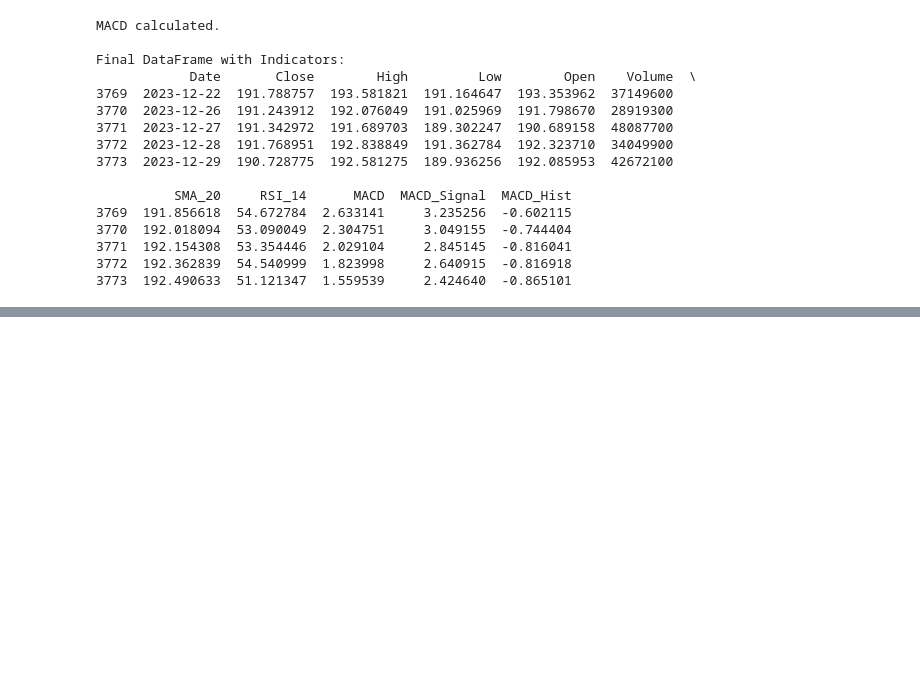
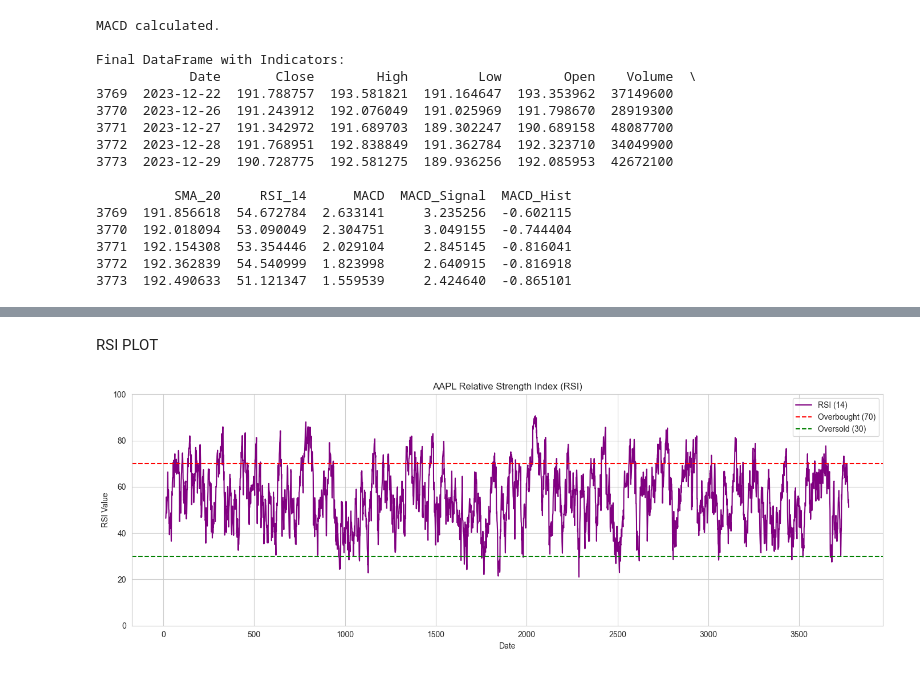
Before and after one commit to Beza-Oriyon/NewSentiment-week1, a Jupyter notebook: notebooks/quantitative-analysis.ipynb, the cells around one changed output, grey strips where cells are left out. Drawn from its saved outputs; the diff is of its cells as text; code cells hidden in the pictures; blank space fills up the shorter version.

```diff
--- a/notebooks/quantitative-analysis.ipynb
+++ b/notebooks/quantitative-analysis.ipynb
@@ -99,0 +120,17 @@ Final DataFrame with Indicators:
+# %% [markdown]
+RSI PLOT
+# %%
+plt.figure(figsize=(14, 5))
+plt.plot(df_aapl.index, df_aapl['RSI_14'], label='RSI (14)', color='purple')
+plt.axhline(70, color='red', linestyle='--', label='Overbought (70)')
+plt.axhline(30, color='green', linestyle='--', label='Oversold (30)')
+plt.title('AAPL Relative Strength Index (RSI)')
+plt.xlabel('Date')
+plt.ylabel('RSI Value')
+plt.legend()
+plt.ylim(0, 100)
+plt.tight_layout()
+plt.savefig('aapl_rsi_plot.png') # Save the plot as a file
+plt.show()
+# %% [output]
+[figure, added]
```
Also changed, not shown: parts of 4 cells of this notebook, 2 other files.
